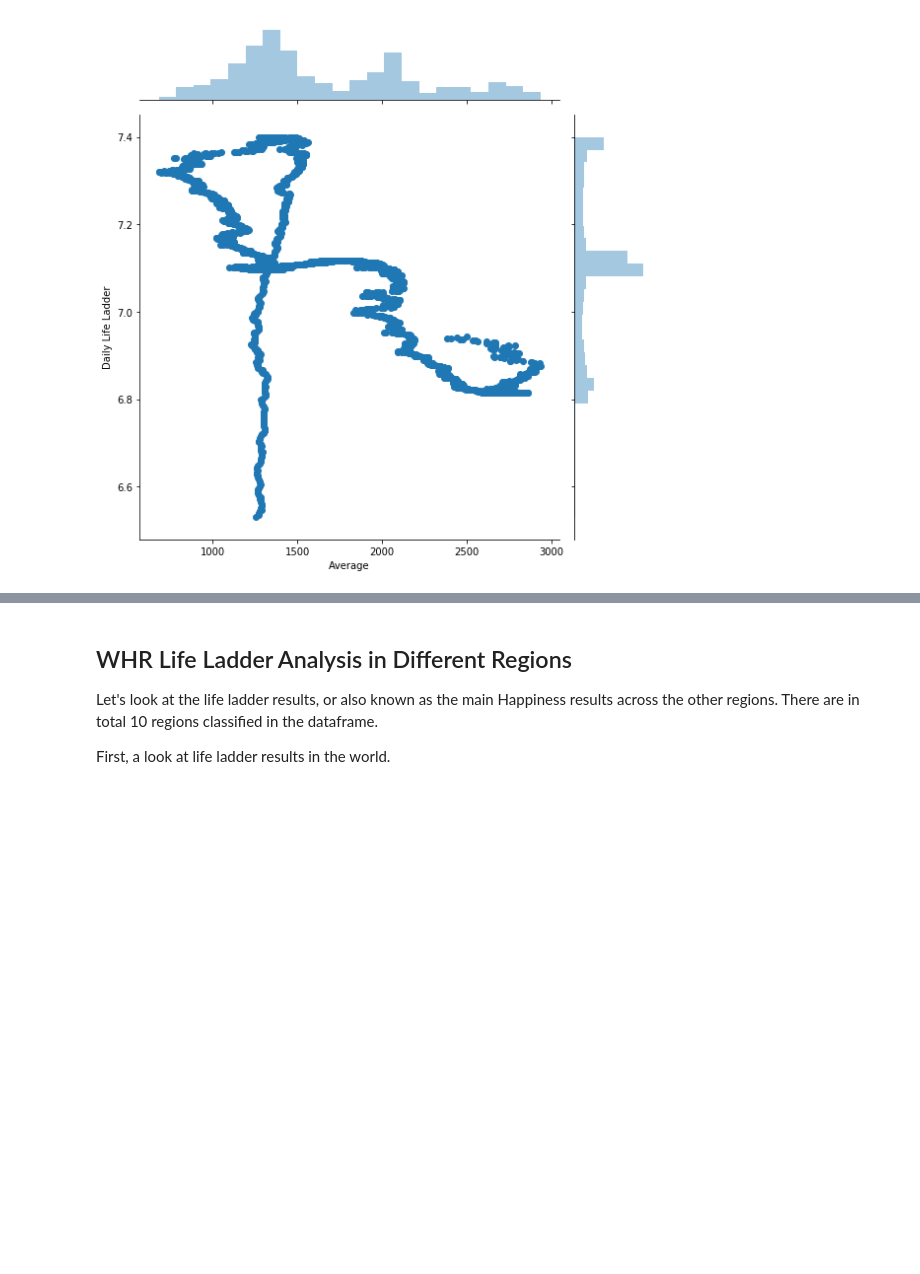
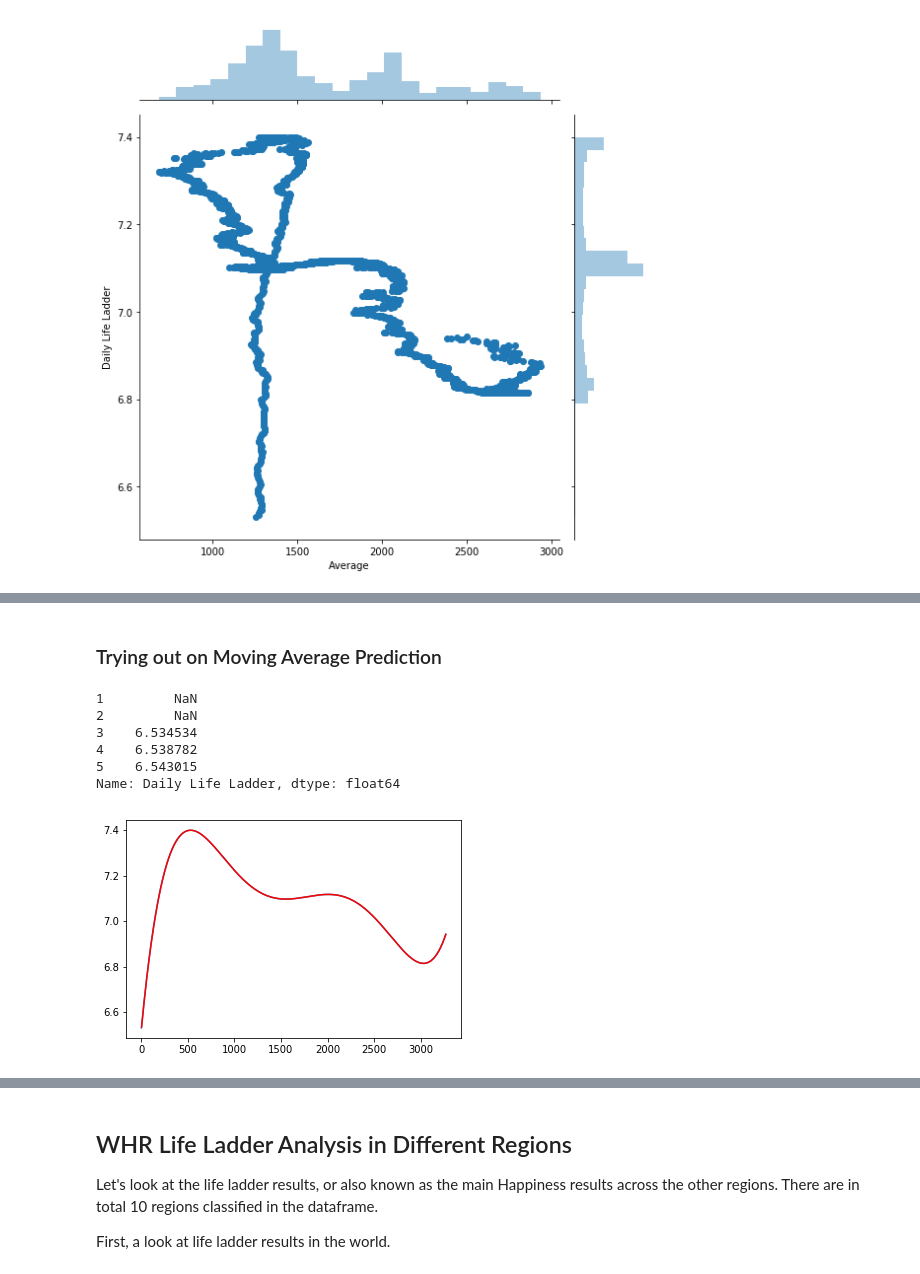
Before and after one commit to Teo-KJ/CZ1015-Data-Science---AI-Mini-Project, a Jupyter notebook: WHR Explore - In depth Analysis.ipynb, the cells around one changed output, grey strips where cells are left out. Cells and saved outputs as stored; diff of their text form; code cells hidden in the pictures; blank space fills up the shorter version.

```diff
--- a/WHR Explore - In depth Analysis.ipynb
+++ b/WHR Explore - In depth Analysis.ipynb
@@ -607,0 +632,18 @@ import plotly.figure_factory as ff
+# %% [markdown]
+### Trying out on Moving Average Prediction
+# %%
+rolling = LLwithStocks['Daily Life Ladder'].rolling(window=3)
+rolling_mean = rolling.mean()
+print(rolling_mean.head())
+# plot original and transformed dataset
+LLwithStocks['Daily Life Ladder'].plot()
+rolling_mean.plot(color='red')
+plt.show()
+# %% [output]
+1         NaN
+2         NaN
+3    6.534534
+4    6.538782
+5    6.543015
+Name: Daily Life Ladder, dtype: float64
+[figure, added]
```
Also changed, not shown: parts of 18 cells of this notebook.
